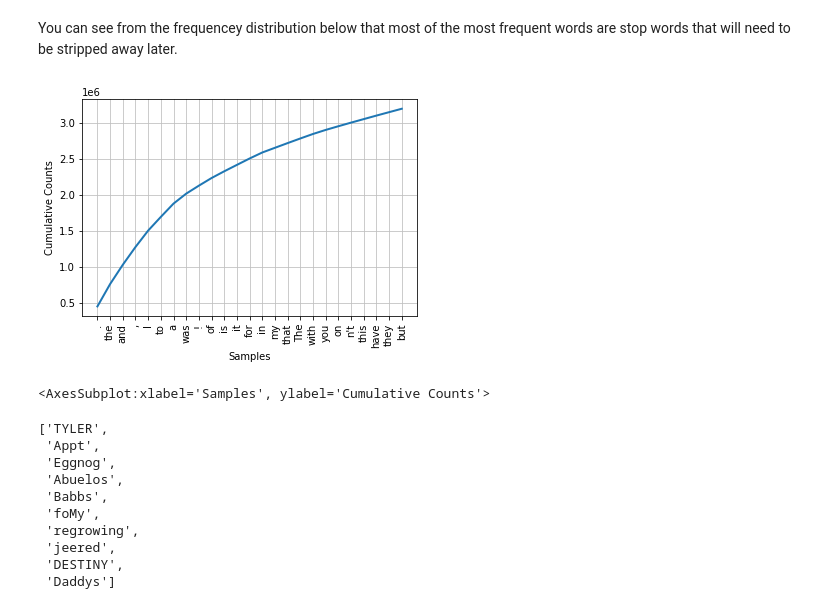
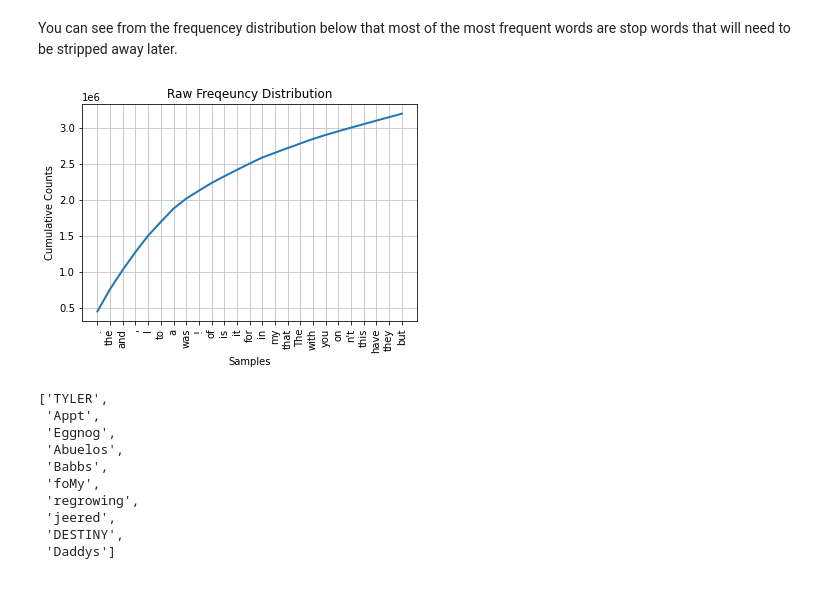
Before and after one commit to edwardsrk/yelp_reviews_tensorflow, a Jupyter notebook: yelp_final_notebook_7mil.ipynb, the cells around one changed output. Drawn from its saved outputs; the diff is of its cells as text; code cells hidden in the pictures.

```diff
--- a/yelp_final_notebook_7mil.ipynb
+++ b/yelp_final_notebook_7mil.ipynb
@@ -265,10 +265,9 @@ FreqDist({'.': 454598, 'the': 310417, 'and': 267598, ',': 246632, 'I': 228246, '
 # %% [markdown]
 You can see from the frequencey distribution below that most of the most frequent words are stop words that will need to be stripped away later.
 # %%
-fdist1.plot(25, cumulative = True)
+fdist1.plot(25, title = 'Raw Freqeuncy Distribution', cumulative = True);
 # %% [output]
-[figure, old version]
+[figure, new version]
-<AxesSubplot:xlabel='Samples', ylabel='Cumulative Counts'>
 # %%
 fdist1.hapaxes()[:10]
 #first ten unique words
```
Also changed, not shown: parts of 22 cells of this notebook.
